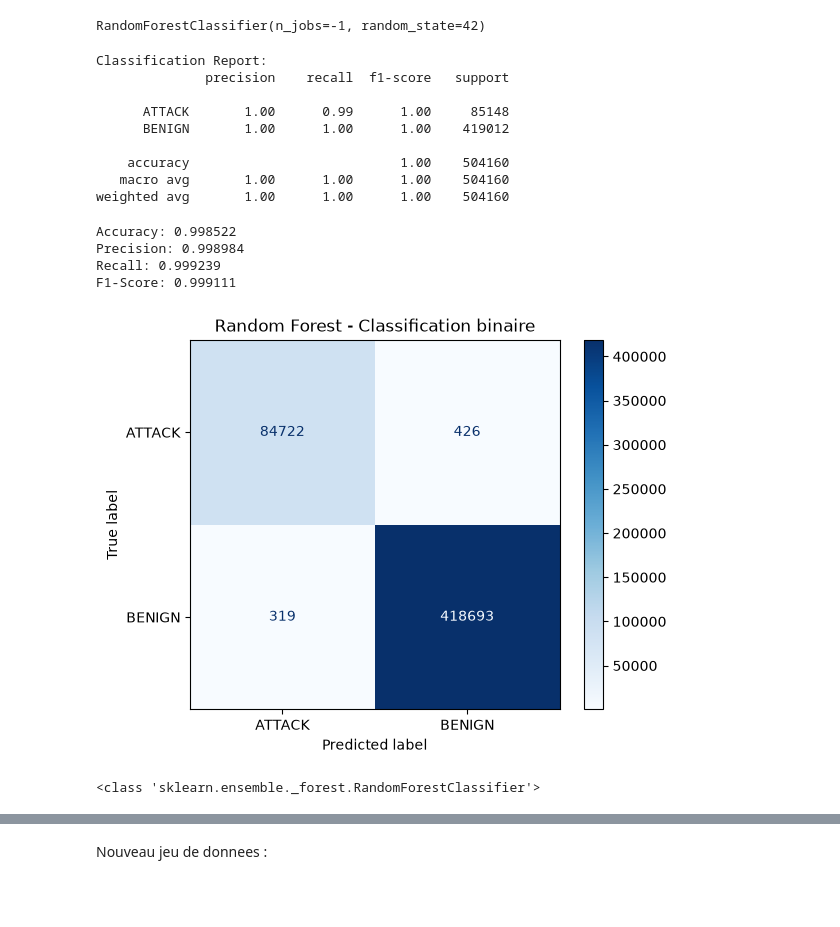
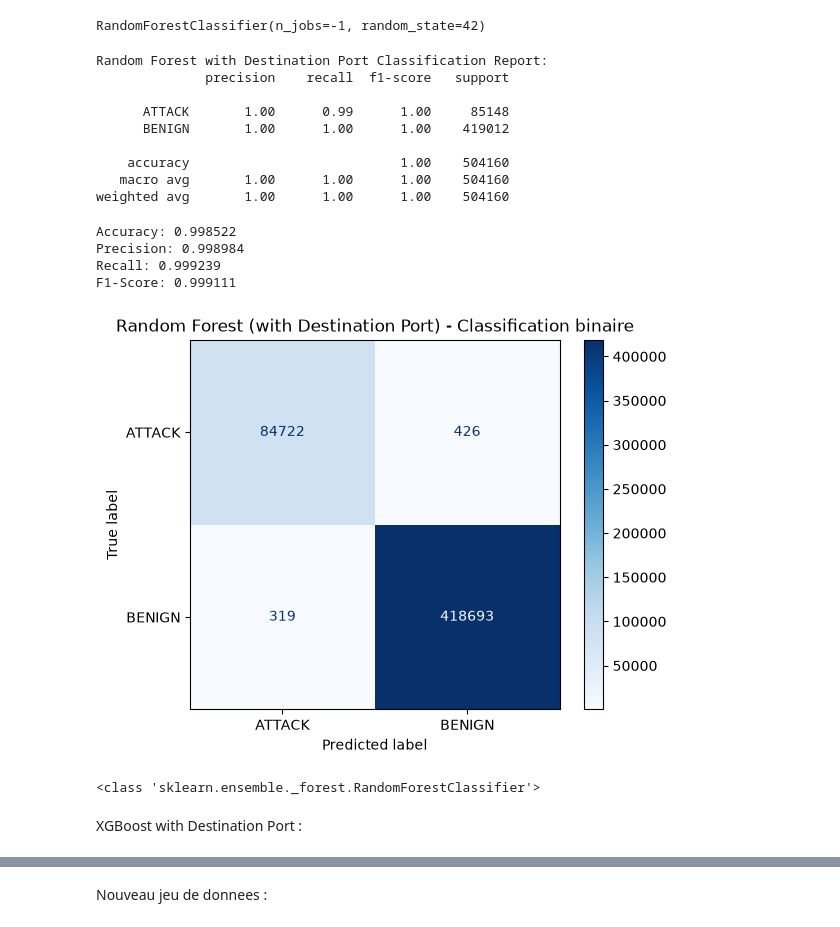
Before and after one commit to medo495/Intrusion-Detection-ML, a Jupyter notebook: notebooks/04_Binary_Classification.ipynb, the cells around one changed output, grey strips where cells are left out. Cells and saved outputs as stored; diff of their text form; code cells hidden in the pictures; blank space fills up the shorter version.

```diff
--- a/notebooks/04_Binary_Classification.ipynb
+++ b/notebooks/04_Binary_Classification.ipynb
@@ -168,10 +171,10 @@ RandomForestClassifier(n_jobs=-1, random_state=42)
 # %%
 y_pred = rf.predict(X_test)
 # %%
-print("Classification Report:")
+print("Random Forest with Destination Port Classification Report:")
 print(classification_report(y_test, y_pred, target_names=encoder.classes_))
 # %% [output]
-Classification Report:
+Random Forest with Destination Port Classification Report:
               precision    recall  f1-score   support
 
       ATTACK       1.00      0.99      1.00     85148
@@ -199,18 +202,20 @@ F1-Score: 0.999111
 # %%
 # Matrice de confusion pour le modèle Random Forest
 ConfusionMatrixDisplay.from_predictions(
     y_test,
     y_pred,
     display_labels=encoder.classes_,
     cmap=plt.cm.Blues
 )
 
-plt.title("Random Forest - Classification binaire")
+plt.title("Random Forest (with Destination Port) - Classification binaire")
 plt.show()
 # %% [output]
-[figure, old version]
+[figure, new version]
 # %%
 # Deboggage
 print(type(rf))
 # %% [output]
 <class 'sklearn.ensemble._forest.RandomForestClassifier'>
+# %% [markdown]
+XGBoost with Destination Port :
```
Also changed, not shown: parts of 22 cells of this notebook, 4 other files.
